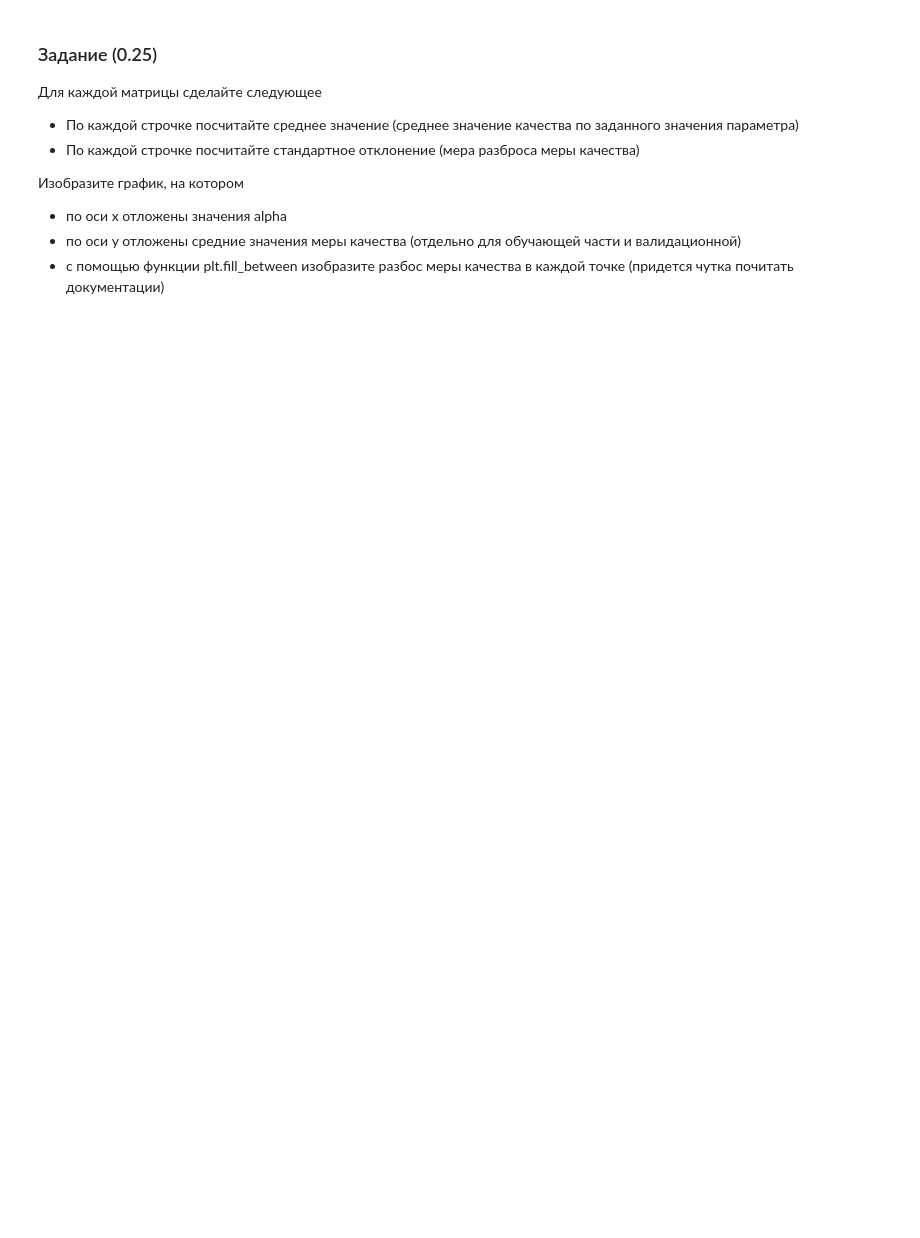
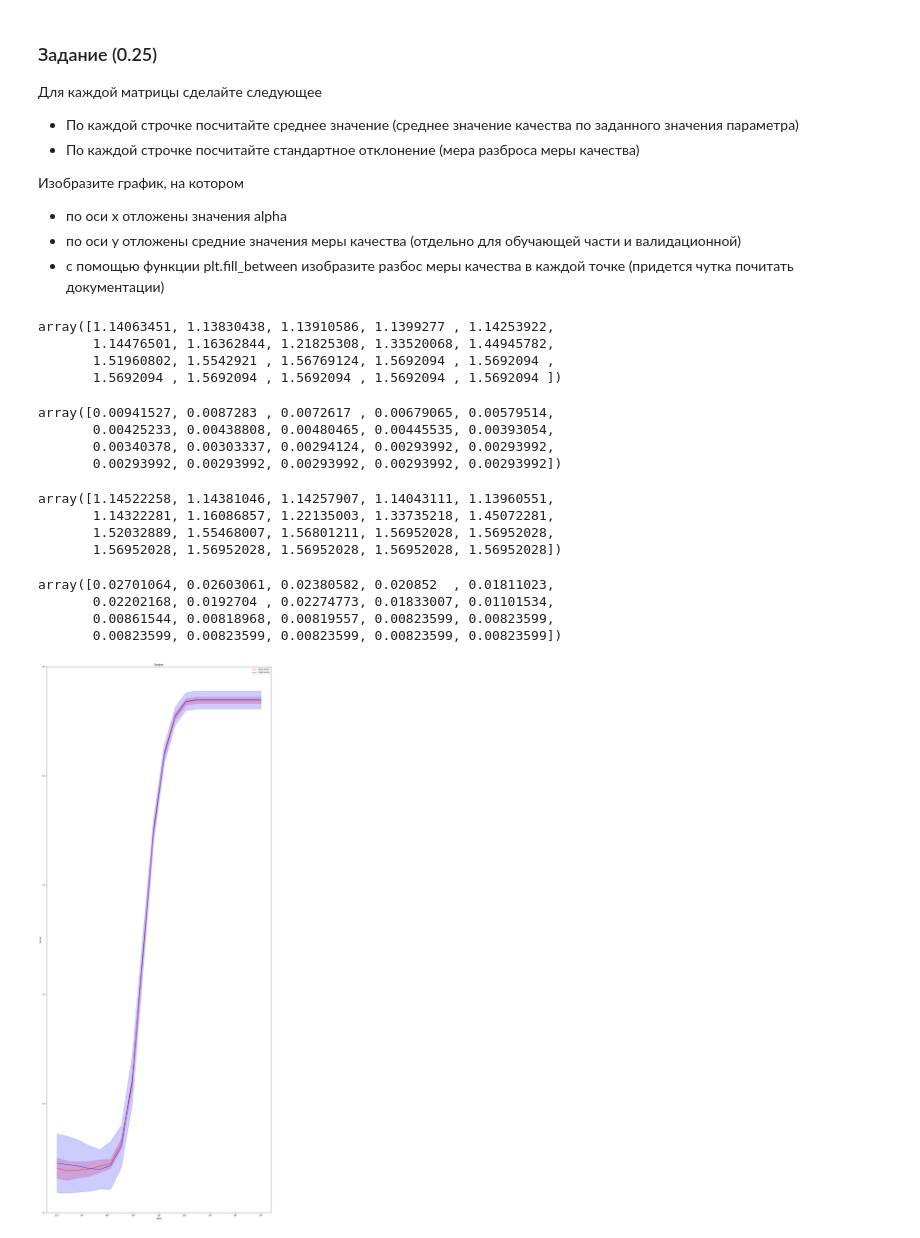
Before and after one commit to deshaion/sfml, a Jupyter notebook: hw_04/regression-skillfactory-hw.ipynb, the cells around one changed output. Drawn from its saved outputs; the diff is of its cells as text; code cells hidden in the pictures; blank space fills up the shorter version.

```diff
--- a/hw_04/regression-skillfactory-hw.ipynb
+++ b/hw_04/regression-skillfactory-hw.ipynb
@@ -279,3 +471,57 @@ train_scores, valid_scores = validation_curve(model, X, y, param_name=param_name
 * по оси x отложены значения alpha
 * по оси y отложены средние значения меры качества (отдельно для обучающей части и валидационной)
 * с помощью функции plt.fill_between изобразите разбос меры качества в каждой точке (придется чутка почитать документации)
+# %%
+train_scores_mean = np.mean(train_scores, axis=1)
+train_scores_mean
+# %% [output]
+array([1.14063451, 1.13830438, 1.13910586, 1.1399277 , 1.14253922,
+       1.14476501, 1.16362844, 1.21825308, 1.33520068, 1.44945782,
+       1.51960802, 1.5542921 , 1.56769124, 1.5692094 , 1.5692094 ,
+       1.5692094 , 1.5692094 , 1.5692094 , 1.5692094 , 1.5692094 ])
+# %%
+train_scores_std = np.std(train_scores, axis=1)
+train_scores_std
+# %% [output]
+array([0.00941527, 0.0087283 , 0.0072617 , 0.00679065, 0.00579514,
+       0.00425233, 0.00438808, 0.00480465, 0.00445535, 0.00393054,
+       0.00340378, 0.00303337, 0.00294124, 0.00293992, 0.00293992,
+       0.00293992, 0.00293992, 0.00293992, 0.00293992, 0.00293992])
+# %%
+valid_scores_mean = np.mean(valid_scores, axis=1)
+valid_scores_mean
+# %% [output]
+array([1.14522258, 1.14381046, 1.14257907, 1.14043111, 1.13960551,
+       1.14322281, 1.16086857, 1.22135003, 1.33735218, 1.45072281,
+       1.52032889, 1.55468007, 1.56801211, 1.56952028, 1.56952028,
+       1.56952028, 1.56952028, 1.56952028, 1.56952028, 1.56952028])
+# %%
+valid_scores_std = np.std(valid_scores, axis=1)
+valid_scores_std
+# %% [output]
+array([0.02701064, 0.02603061, 0.02380582, 0.020852  , 0.01811023,
+       0.02202168, 0.0192704 , 0.02274773, 0.01833007, 0.01101534,
+       0.00861544, 0.00818968, 0.00819557, 0.00823599, 0.00823599,
+       0.00823599, 0.00823599, 0.00823599, 0.00823599, 0.00823599])
+# %%
+fig, ax = plt.subplots(figsize=(20,50))
+
+plt.title("График")
+plt.xlabel("alpha")
+plt.ylabel("Scores")
+plt.ylim(1.1, 1.6)
+lw = 2
+plt.semilogx(alpha_range, train_scores_mean, label="Train score", color="red")
+plt.semilogx(alpha_range, valid_scores_mean, label="Valid score", color="blue")
+
+plt.fill_between(alpha_range, train_scores_mean - train_scores_std,
+                 train_scores_mean + train_scores_std, alpha=0.2,
+                 color="red", lw=lw)
+plt.fill_between(alpha_range, valid_scores_mean - valid_scores_std,
+                 valid_scores_mean + valid_scores_std, alpha=0.2,
+                 color="blue", lw=lw)
+
+plt.legend(loc="best")
+plt.show()
+# %% [output]
+[figure, added]
```
Also changed, not shown: parts of 26 cells of this notebook.
